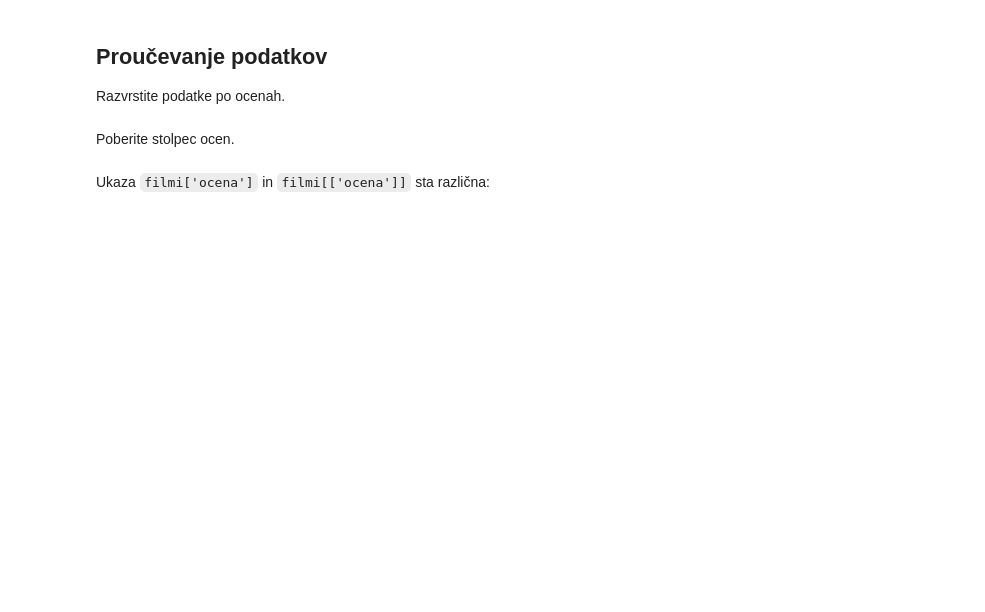
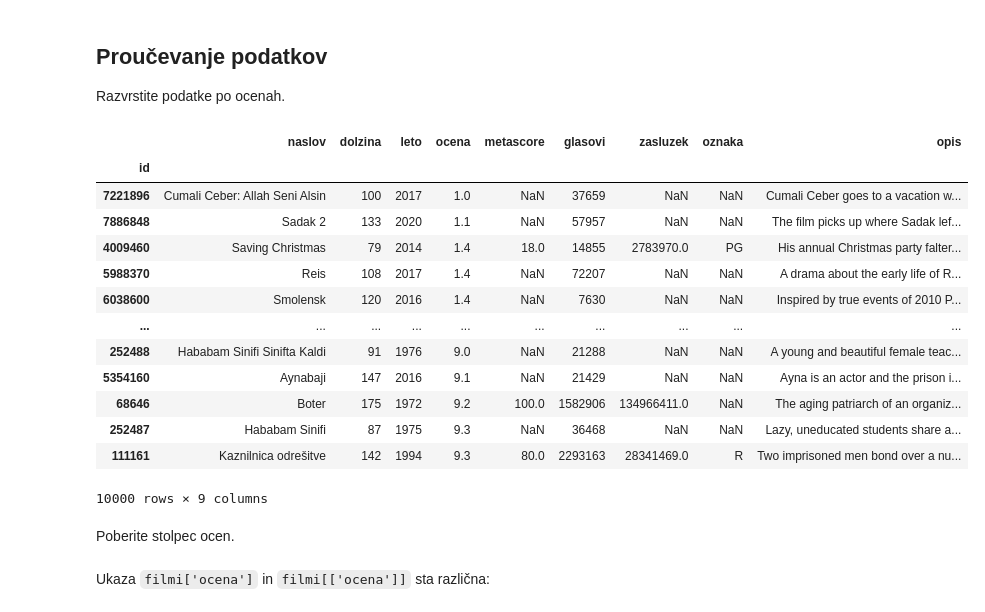
Before and after one commit to tinmarkon/programiranje-1, a Jupyter notebook: 03-knjiznica-pandas/vaje/pandas_101.ipynb, the cells around one changed output. Saved outputs shown, nothing was run; the diff lists cells and outputs as text; code cells hidden in the pictures; blank space fills up the shorter version.

```diff
--- a/03-knjiznica-pandas/vaje/pandas_101.ipynb
+++ b/03-knjiznica-pandas/vaje/pandas_101.ipynb
@@ -22,5 +34,22 @@ Poglejmo si podatke.
 ## Proučevanje podatkov
 
 Razvrstite podatke po ocenah.
+# %%
+filmi.sort_values('ocena')
+# %% [output]
+|  | naslov | dolzina | leto | ocena | metascore | glasovi | zasluzek | oznaka | opis |
+| id |  |  |  |  |  |  |  |  |  |
+| 7221896 | Cumali Ceber: Allah Seni Alsin | 100 | 2017 | 1.0 | NaN | 37659 | NaN | NaN | Cumali Ceber goes to a vacation w... |
+| 7886848 | Sadak 2 | 133 | 2020 | 1.1 | NaN | 57957 | NaN | NaN | The film picks up where Sadak lef... |
+| 4009460 | Saving Christmas | 79 | 2014 | 1.4 | 18.0 | 14855 | 2783970.0 | PG | His annual Christmas party falter... |
+| 5988370 | Reis | 108 | 2017 | 1.4 | NaN | 72207 | NaN | NaN | A drama about the early life of R... |
+| 6038600 | Smolensk | 120 | 2016 | 1.4 | NaN | 7630 | NaN | NaN | Inspired by true events of 2010 P... |
+| ... | ... | ... | ... | ... | ... | ... | ... | ... | ... |
+| 252488 | Hababam Sinifi Sinifta Kaldi | 91 | 1976 | 9.0 | NaN | 21288 | NaN | NaN | A young and beautiful female teac... |
+| 5354160 | Aynabaji | 147 | 2016 | 9.1 | NaN | 21429 | NaN | NaN | Ayna is an actor and the prison i... |
+| 68646 | Boter | 175 | 1972 | 9.2 | 100.0 | 1582906 | 134966411.0 | NaN | The aging patriarch of an organiz... |
+| 252487 | Hababam Sinifi | 87 | 1975 | 9.3 | NaN | 36468 | NaN | NaN | Lazy, uneducated students share a... |
+| 111161 | Kaznilnica odrešitve | 142 | 1994 | 9.3 | 80.0 | 2293163 | 28341469.0 | R | Two imprisoned men bond over a nu... |
+10000 rows × 9 columns
 # %% [markdown]
 Poberite stolpec ocen.
```
Also changed, not shown: parts of 15 cells of this notebook.
